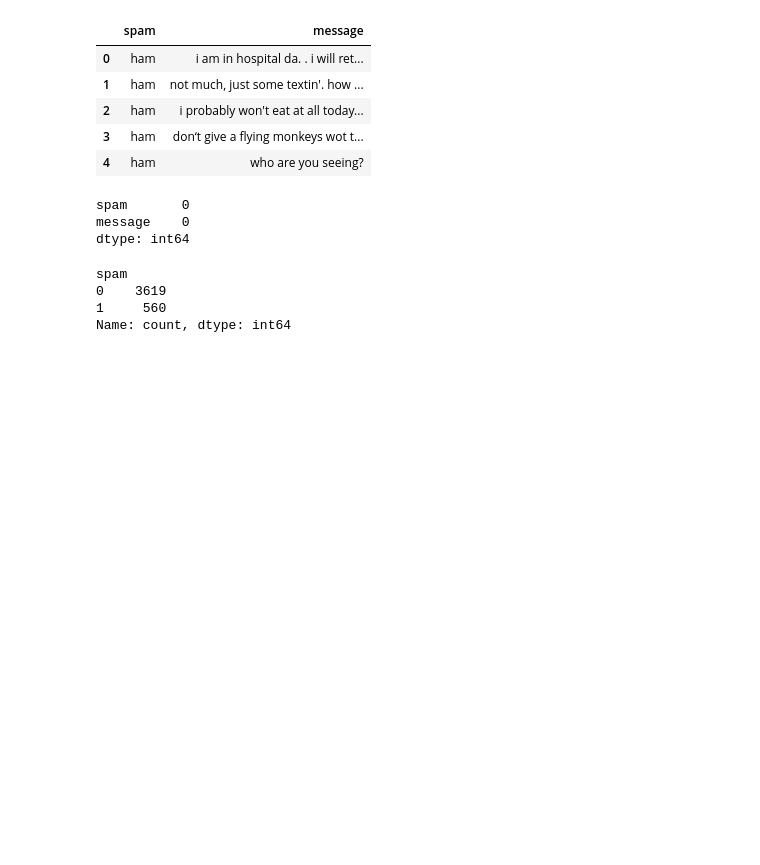
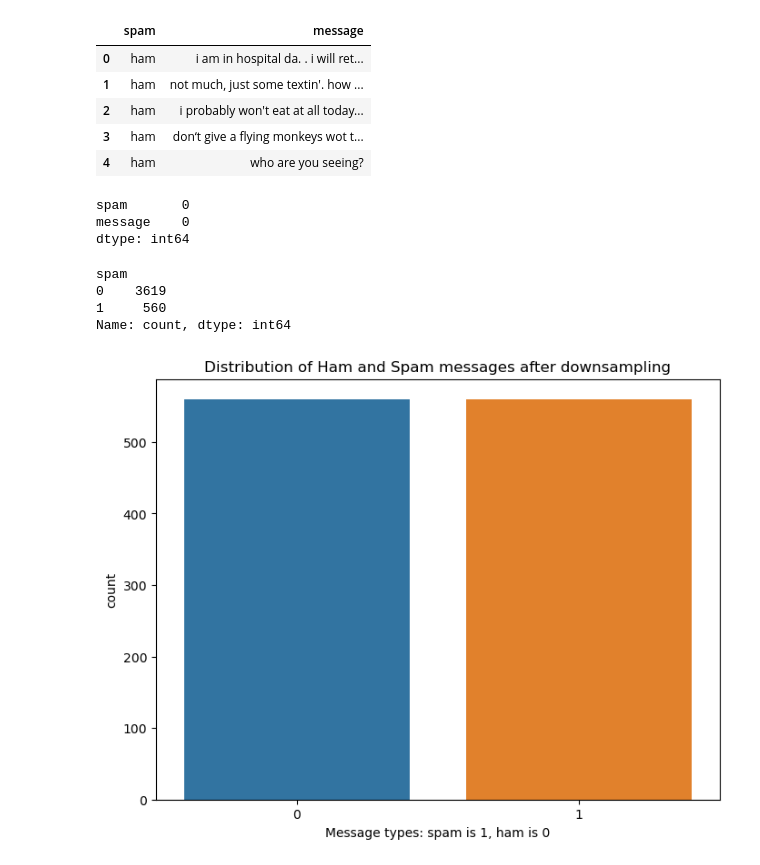
Before and after one commit to Gilbert93520/Neural-Network-SMS-Text-Classifier, a Jupyter notebook: fcc_sms_text_classification.ipynb, the cells around one changed output. Cells and saved outputs as stored; diff of their text form; code cells hidden in the pictures; blank space fills up the shorter version.

Commit message:
update notebook
downsampling

```diff
--- a/fcc_sms_text_classification.ipynb
+++ b/fcc_sms_text_classification.ipynb
@@ -109,6 +122,29 @@ spam
 0    3619
 1     560
 Name: count, dtype: int64
+# %%
+"""
+Downsampling to ensure that data bias does not negatively affect learning
+"""
+# Downsampling to balance the dataset
+ham_msg = train_data[train_data["spam"] == 0]
+spam_msg = train_data[train_data.spam == 1]
+ham_msg = ham_msg.sample(
+    n=len(spam_msg),
+    random_state=42
+)
+
+# Plotting the counts of down sampled dataset
+balanced_data = pd.concat([ham_msg, spam_msg])
+balanced_data
+
+plt.figure(figsize=(8, 6))
+sns.countplot(data = balanced_data, x='spam')
+plt.title('Distribution of Ham and Spam messages after downsampling')
+plt.xlabel('Message types: spam is 1, ham is 0')
+plt.show()
+# %% [output]
+[figure, added]
 # %%
 # function to predict messages based on model
 # (should return list containing prediction and label, ex. [0.008318834938108921, 'ham'])
```
Also changed, not shown: parts of 1 cell of this notebook.
